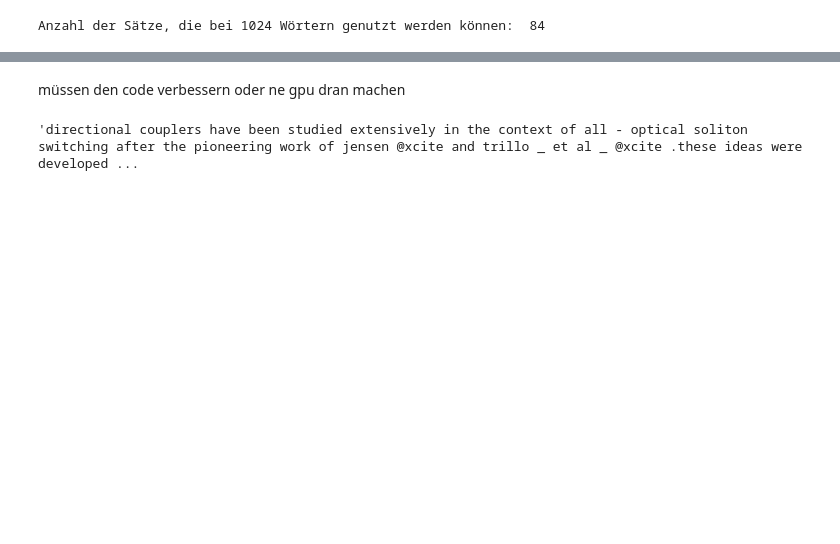
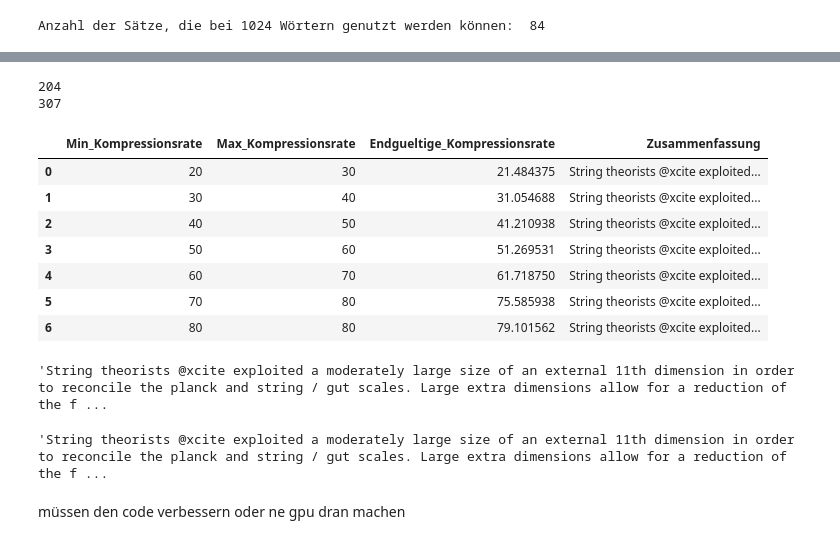
Before and after one commit to NICFRU/Projektrealisierung, a Jupyter notebook: zusammenfassung.ipynb, the cells around one changed output, grey strips where cells are left out. Cells and saved outputs as stored; diff of their text form; code cells hidden in the pictures; blank space fills up the shorter version.

Commit message:
toni und Niclas zusammenfassung aufspaltung gemacht

```diff
--- a/zusammenfassung.ipynb
+++ b/zusammenfassung.ipynb
@@ -1096,6 +1118,61 @@ print(len(generated_text))/print(len(first_line))*100
+# %%
+print(original_length * compression_rate_min // 100)
+print(original_length * compression_rate_max // 100)
+# %% [output]
+204
+307
+# %%
+for rate in compression_rates:
+    compression_rate_min = rate
+    compression_rate_max = rate + 10 if rate + 10 <= 80 else 80  # Stellen Sie sicher, dass die max_rate 80 nicht überschreitet
+
+    # Trunkieren Sie den Originaltext auf die maximale Länge, die das Modell verarbeiten kann (in diesem Fall 1024 Token)
+    inputs = tokenizer([original_text], truncation=True, max_length=1024, padding='max_length', return_tensors='pt')
+
+    # Originaltextlänge nach der Trunkierung
+    original_length = len(inputs['input_ids'][0])
+
+    # Berechnen Sie die Mindest- und Maximallänge
+    min_length_test = original_length * compression_rate_min // 100
+    max_length_test = original_length * compression_rate_max // 100
+
+    # Prüfen Sie, ob die Mindest- und Maximallänge innerhalb des zulässigen Bereichs liegt
+    min_length = max(1, min_length)  # min_length muss mindestens 1 sein
+    max_length = min(max_length, model.config.max_length)  # max_length darf nicht länger als die maximale Länge des Modells sein
+
+    # Generieren Sie die Zusammenfassung
+    summary_ids = model.generate(inputs['input_ids'], num_beams=4, min_length=min_length_test, max_length=max_length_test, early_stopping=True)
+    summary = [tokenizer.decode(g, skip_special_tokens=True, clean_up_tokenization_spaces=False) for g in summary_ids]
+
+    # Bestimmen Sie die tatsächliche Kompressionsrate der generierten Zusammenfassung
+    summary_length = len(tokenizer(summary[0])['input_ids'])
+    actual_compression_rate = summary_length / original_length * 100
+
+    # Fügen Sie die Daten zum DataFrame hinzu
+    df_summary_testing = df_summary_testing.append({
+        'Min_Kompressionsrate': compression_rate_min,
+        'Max_Kompressionsrate': compression_rate_max,
+        'Endgueltige_Kompressionsrate': actual_compression_rate,
+        'Zusammenfassung': summary[0]
+    }, ignore_index=True)
+# %%
+df_summary_testing
+# %% [output]
+|  | Min_Kompressionsrate | Max_Kompressionsrate | Endgueltige_Kompressionsrate | Zusammenfassung |
+| 0 | 20 | 30 | 21.484375 | String theorists @xcite exploited... |
+| 1 | 30 | 40 | 31.054688 | String theorists @xcite exploited... |
+| 2 | 40 | 50 | 41.210938 | String theorists @xcite exploited... |
+| 3 | 50 | 60 | 51.269531 | String theorists @xcite exploited... |
+| 4 | 60 | 70 | 61.718750 | String theorists @xcite exploited... |
+| 5 | 70 | 80 | 75.585938 | String theorists @xcite exploited... |
+| 6 | 80 | 80 | 79.101562 | String theorists @xcite exploited... |
+# %%
+df_summary_testing[0:1].Zusammenfassung[0]
+# %% [output]
+'String theorists @xcite exploited a moderately large size of an external 11th dimension in order to reconcile the planck and string / gut scales. Large extra dimensions allow for a reduction of the f ...
+# %%
+df_summary_testing[5:6].Zusammenfassung[5]
+# %% [output]
+'String theorists @xcite exploited a moderately large size of an external 11th dimension in order to reconcile the planck and string / gut scales. Large extra dimensions allow for a reduction of the f ...
 # %% [markdown]
 müssen den code verbessern oder ne gpu dran machen
-# %%
-first_line
-# %% [output]
-'directional couplers have been studied extensively in the context of all - optical soliton switching after the pioneering work of jensen @xcite and trillo _ et al _ @xcite .these ideas were developed ...
```
Also changed, not shown: parts of 16 cells of this notebook, 2 other files.
